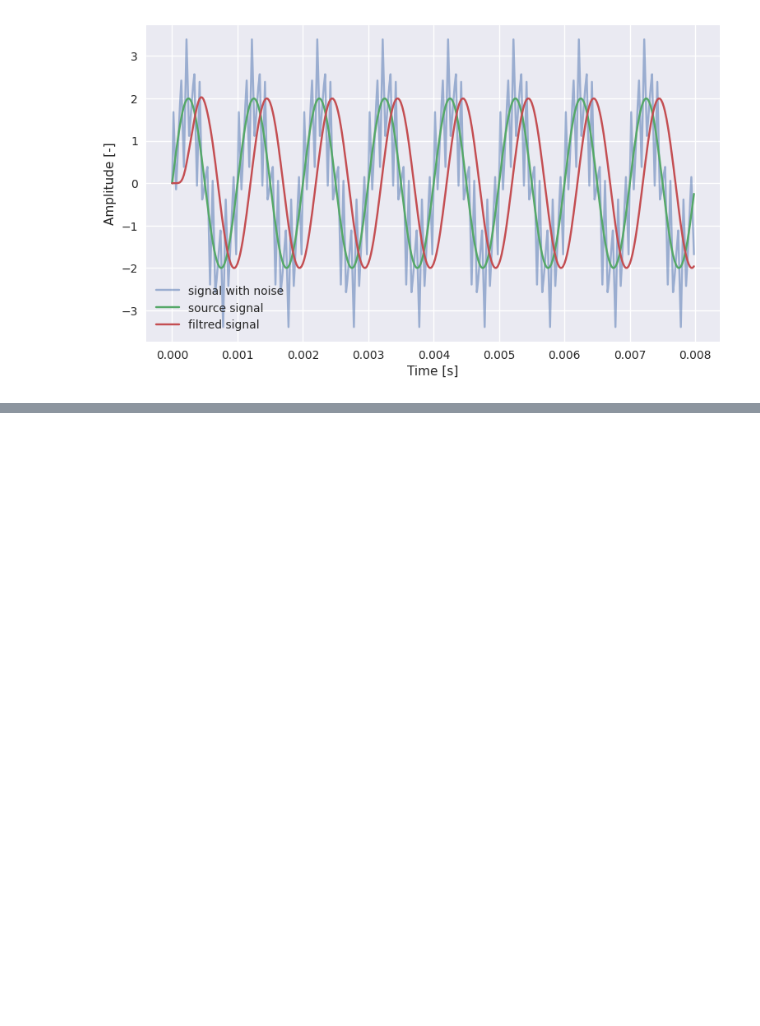
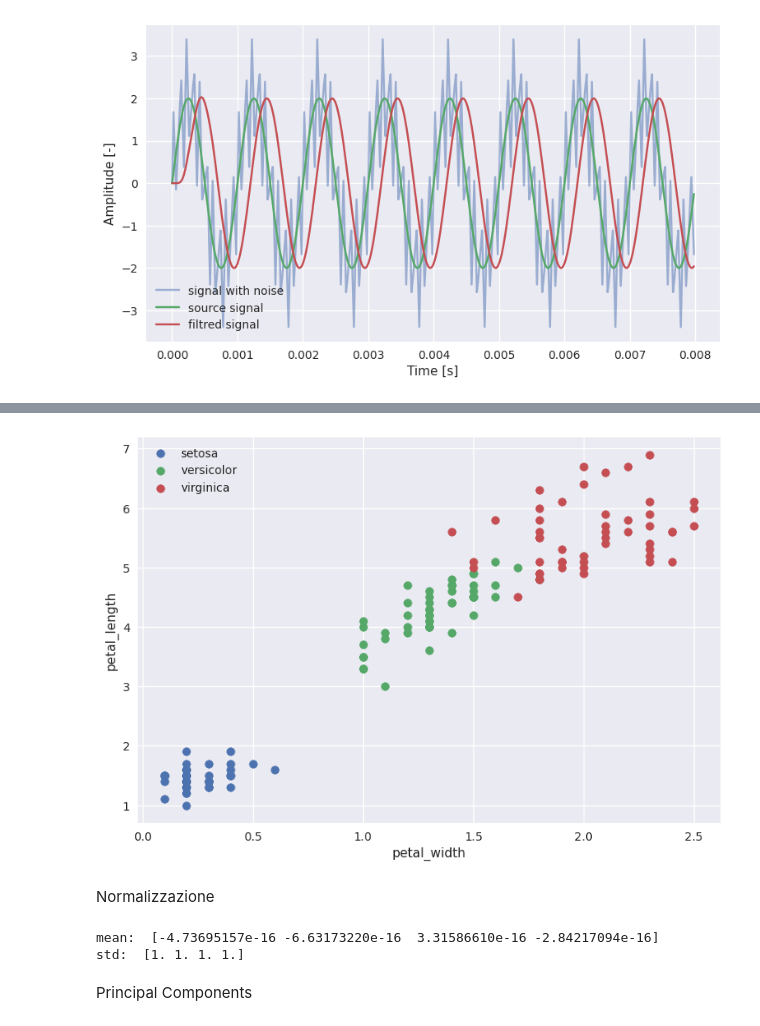
Before and after one commit to paolodeangelis/AEM, a Jupyter notebook: 1-Hands-on_Python3.ipynb, the cells around one changed output, grey strips where cells are left out. Saved outputs shown, nothing was run; the diff lists cells and outputs as text; code cells hidden in the pictures; blank space fills up the shorter version.

```diff
--- a/1-Hands-on_Python3.ipynb
+++ b/1-Hands-on_Python3.ipynb
@@ -788,0 +816,9 @@ fftfreq(n, d=1.0)
+# %%
+import numpy as np  # importo numpy
+import pandas as pd  # importo pandas
+from matplotlib import pyplot as plt  # importo la libreria per plottare
+
+plt.style.use("default")
+
+iris_data = pd.read_csv("iris.csv")
+iris_data
@@ -788,0 +852,37 @@ fftfreq(n, d=1.0)
+# %%
+fig = plt.figure(figsize=(9, 6))
+
+data_axis = ["petal_width", "petal_length"]  # prova a cambiarli
+
+with plt.style.context("seaborn"):
+    ax = fig.add_subplot(111)
+    for label in iris_data["species"].unique():
+        sub_set = iris_data.loc[
+            iris_data["species"] == label
+        ]  # plotto ogni specie con colori diversi
+        ax.scatter(sub_set[data_axis[0]], sub_set[data_axis[1]], label=label)
+    ax.legend()
+    ax.set_xlabel(data_axis[0])
+    ax.set_ylabel(data_axis[1])
+plt.show()
+# %% [output]
+[figure, added]
+# %% [markdown]
+Normalizzazione
+# %%
+from sklearn.preprocessing import StandardScaler
+
+X_raw = iris_data.iloc[:, :-1].values.astype(float)  # separiamo i dati...
+Y_raw = iris_data.iloc[:, -1].values.astype(str)  # ...dalle etichette
+
+normalizer = StandardScaler()
+X = normalizer.fit_transform(X_raw)
+
+# se tutto e andato bene la media dovrebbe essere 0 e la deviazione standard 1
+print("mean: ", X.mean(axis=0))
+print("std: ", X.std(axis=0))
+# %% [output]
+mean:  [-4.73695157e-16 -6.63173220e-16  3.31586610e-16 -2.84217094e-16]
+std:  [1. 1. 1. 1.]
+# %% [markdown]
+Principal Components
```
Also changed, not shown: parts of 20 cells of this notebook, 1 other file.
